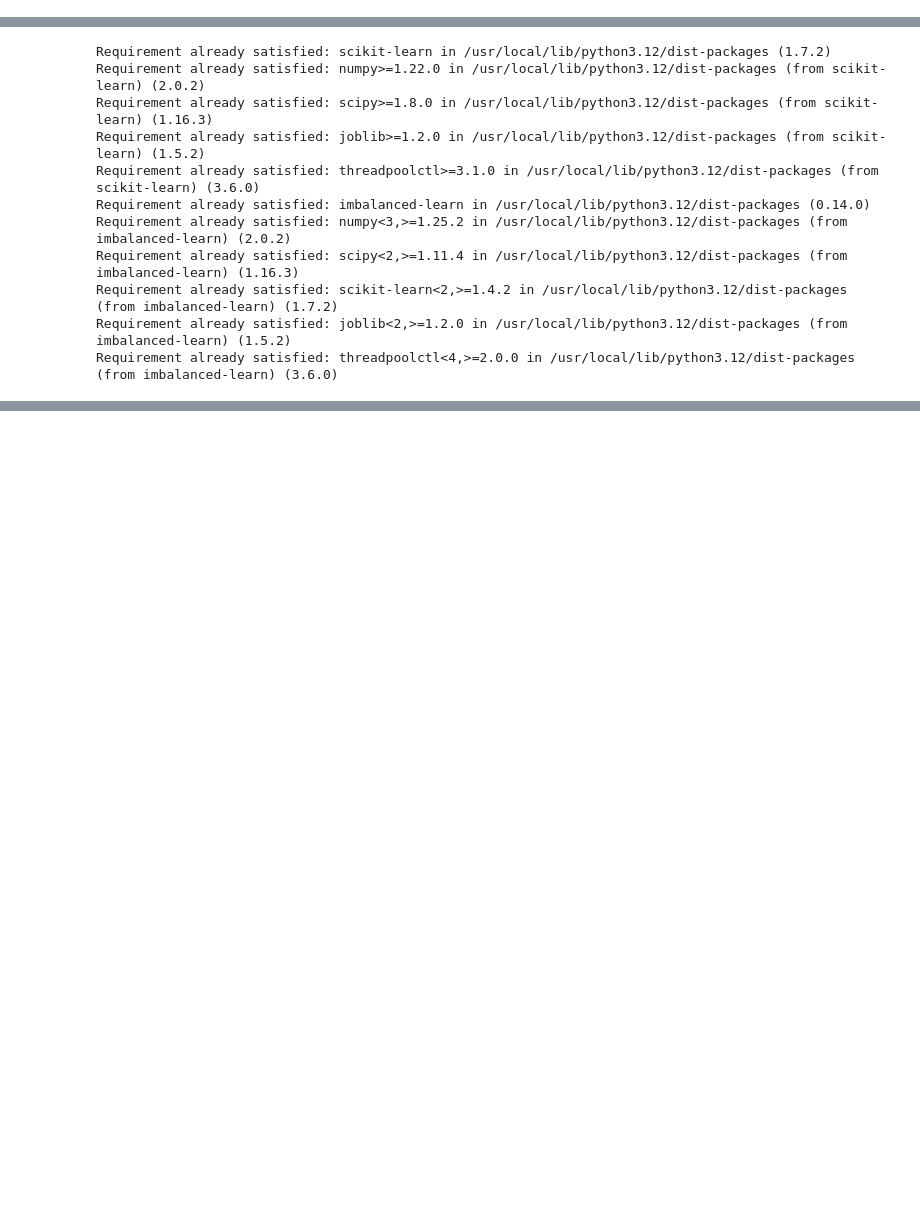
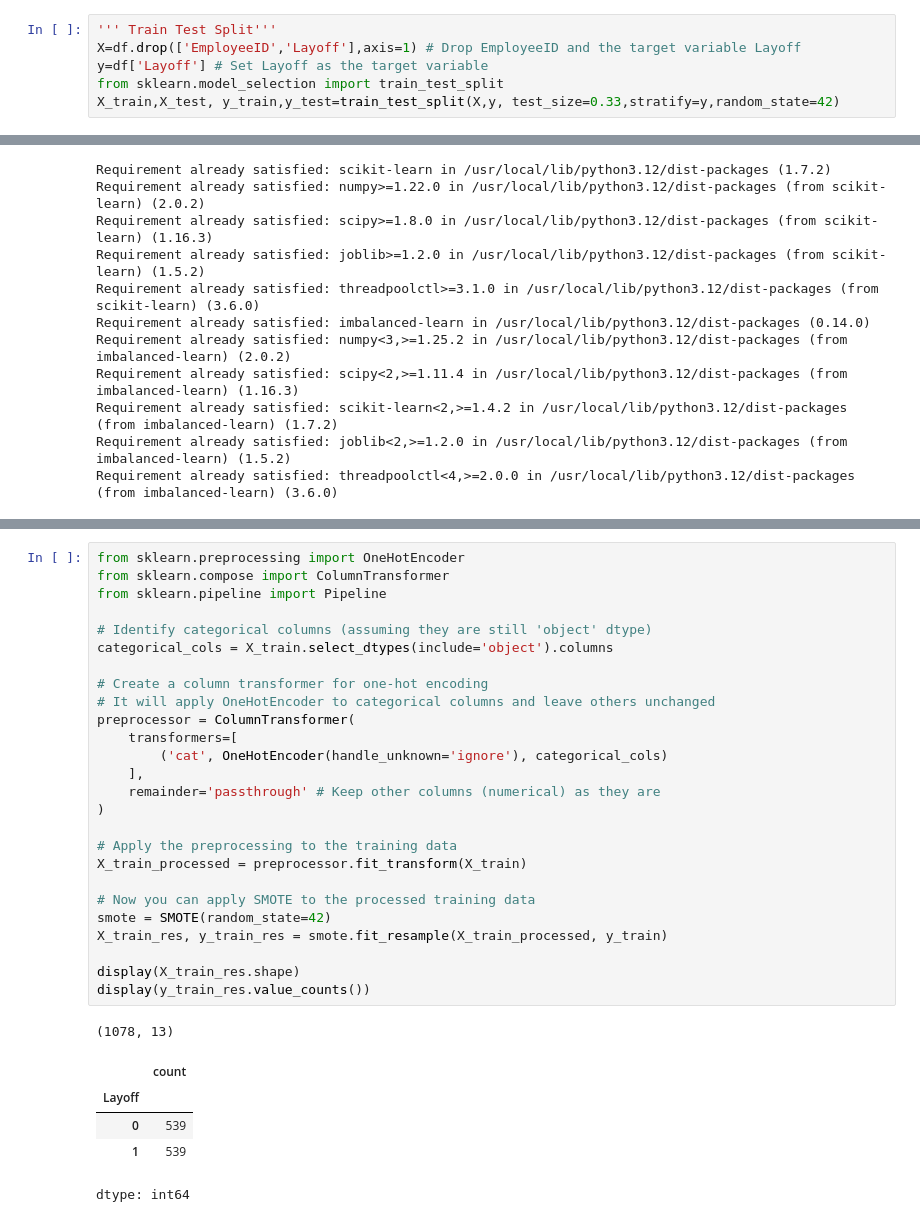
Before and after one commit to srikanth0904/multi-class-animal-classification-, a Jupyter notebook: Copy_of_major_project.ipynb, the cells around one changed output, grey strips where cells are left out. Drawn from its saved outputs; the diff is of its cells as text; blank space fills up the shorter version.

```diff
--- a/Copy_of_major_project.ipynb
+++ b/Copy_of_major_project.ipynb
@@ -88,3 +70,9 @@ X_train, X_test,y_train,y_test = train_test_split(X,y,test_size=0.1,random_state
+# %%
+''' Train Test Split'''
+X=df.drop(['EmployeeID','Layoff'],axis=1) # Drop EmployeeID and the target variable Layoff
+y=df['Layoff'] # Set Layoff as the target variable
+from sklearn.model_selection import train_test_split
+X_train,X_test, y_train,y_test=train_test_split(X,y, test_size=0.33,stratify=y,random_state=42)
 # %%
 !pip install --upgrade scikit-learn
 !pip install --upgrade imbalanced-learn
@@ -262,0 +91,33 @@ CatBoost Test Accuracy: 0.805
+# %%
+from sklearn.preprocessing import OneHotEncoder
+from sklearn.compose import ColumnTransformer
+from sklearn.pipeline import Pipeline
+
+# Identify categorical columns (assuming they are still 'object' dtype)
+categorical_cols = X_train.select_dtypes(include='object').columns
+
+# Create a column transformer for one-hot encoding
+# It will apply OneHotEncoder to categorical columns and leave others unchanged
+preprocessor = ColumnTransformer(
+    transformers=[
+        ('cat', OneHotEncoder(handle_unknown='ignore'), categorical_cols)
+    ],
+    remainder='passthrough' # Keep other columns (numerical) as they are
+)
+
+# Apply the preprocessing to the training data
+X_train_processed = preprocessor.fit_transform(X_train)
+
+# Now you can apply SMOTE to the processed training data
+smote = SMOTE(random_state=42)
+X_train_res, y_train_res = smote.fit_resample(X_train_processed, y_train)
+
+display(X_train_res.shape)
+display(y_train_res.value_counts())
+# %% [output]
+(1078, 13)
+|  | count |
+| Layoff |  |
+| 0 | 539 |
+| 1 | 539 |
+dtype: int64
```
Also changed, not shown: parts of 9 cells of this notebook.
